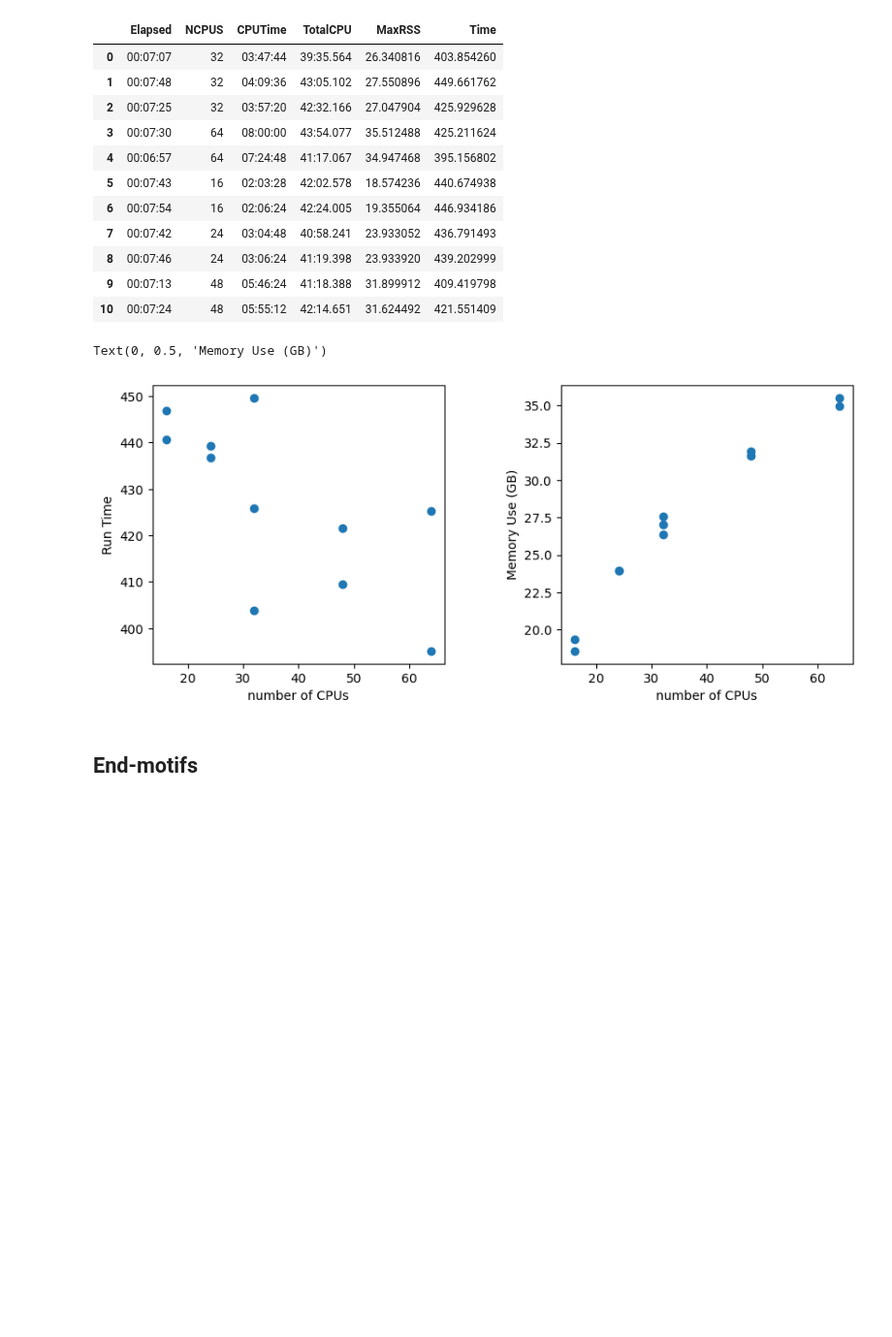
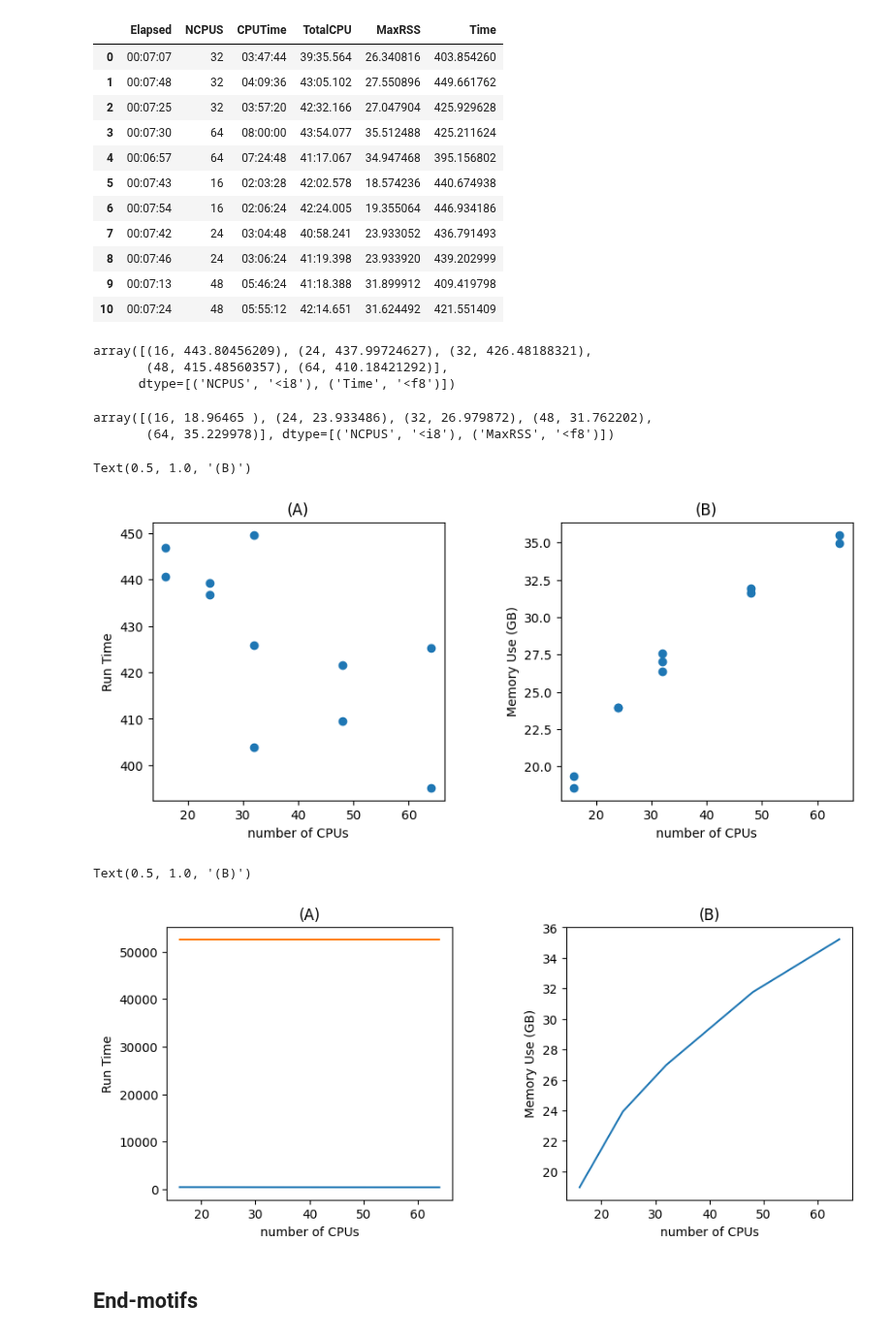
Before and after one commit to epifluidlab/FinaleToolkit, a Jupyter notebook: figs/frag_features_fig.ipynb, the cells around one changed output. Shown at 97% size. Cells and saved outputs as stored; diff of their text form; code cells hidden in the pictures; blank space fills up the shorter version.

```diff
--- a/figs/frag_features_fig.ipynb
+++ b/figs/frag_features_fig.ipynb
@@ -137,6 +140,31 @@ wps_performance
 | 8 | 00:07:46 | 24 | 03:06:24 | 41:19.398 | 23.933920 | 439.202999 |
 | 9 | 00:07:13 | 48 | 05:46:24 | 41:18.388 | 31.899912 | 409.419798 |
 | 10 | 00:07:24 | 48 | 05:55:12 | 42:14.651 | 31.624492 | 421.551409 |
+# %%
+mean_times = []
+
+n_cpus = np.unique(wps_performance['NCPUS'])
+for n_cpu in n_cpus:
+    mean_times.append(np.mean(wps_performance.loc[wps_performance['NCPUS']==n_cpu, 'Time']))
+
+n_cpus_times = np.array(list(zip(n_cpus, mean_times)), dtype=[('NCPUS', 'i8'), ('Time', 'f8')])
+n_cpus_times
+# %% [output]
+array([(16, 443.80456209), (24, 437.99724627), (32, 426.48188321),
+       (48, 415.48560357), (64, 410.18421292)],
+      dtype=[('NCPUS', '<i8'), ('Time', '<f8')])
+# %%
+mean_mem = []
+
+n_cpus = np.unique(wps_performance['NCPUS'])
+for n_cpu in n_cpus:
+    mean_mem.append(np.mean(wps_performance.loc[wps_performance['NCPUS']==n_cpu, 'MaxRSS']))
+
+n_cpus_mem = np.array(list(zip(n_cpus, mean_mem)), dtype=[('NCPUS', 'i8'), ('MaxRSS', 'f8')])
+n_cpus_mem
+# %% [output]
+array([(16, 18.96465 ), (24, 23.933486), (32, 26.979872), (48, 31.762202),
+       (64, 35.229978)], dtype=[('NCPUS', '<i8'), ('MaxRSS', '<f8')])
 # %%
 fig, axes = plt.subplots(1, 2)
 fig.set_size_inches(10, 4)
@@ -144,6 +172,7 @@ fig.subplots_adjust(wspace=0.4)
 axes[0].scatter(wps_performance['NCPUS'], wps_performance['Time'])
 axes[0].set_xlabel('number of CPUs')
 axes[0].set_ylabel('Run Time')
+axes[0].set_title('(A)')
 """
 axes[1].scatter(wps_performance['NCPUS'], wps_performance['TotalCPU'])
 axes[1].set_xlabel('number of CPUs')
@@ -152,6 +181,28 @@ axes[1].set_xlabel('Total CPU Time')
 axes[1].scatter(wps_performance['NCPUS'], wps_performance['MaxRSS'])
 axes[1].set_xlabel('number of CPUs')
 axes[1].set_ylabel('Memory Use (GB)')
+axes[1].set_title('(B)')
 # %% [output]
-Text(0, 0.5, 'Memory Use (GB)')
+Text(0.5, 1.0, '(B)')
-[figure, old version]
+[figure, new version]
+# %%
+fig, axes = plt.subplots(1, 2)
+fig.set_size_inches(10, 4)
+fig.subplots_adjust(wspace=0.4)
+axes[0].plot(n_cpus_times['NCPUS'], n_cpus_times['Time'])
+axes[0].set_xlabel('number of CPUs')
+axes[0].set_ylabel('Run Time')
+axes[0].set_title('(A)')
+axes[0].plot([16, 64],[52567, 52567])
+"""
+axes[1].scatter(wps_performance['NCPUS'], wps_performance['TotalCPU'])
+axes[1].set_xlabel('number of CPUs')
+axes[1].set_xlabel('Total CPU Time')
+"""
+axes[1].plot(n_cpus_mem['NCPUS'], n_cpus_mem['MaxRSS'])
+axes[1].set_xlabel('number of CPUs')
+axes[1].set_ylabel('Memory Use (GB)')
+axes[1].set_title('(B)')
+# %% [output]
+Text(0.5, 1.0, '(B)')
+[figure, added]
```
Also changed, not shown: parts of 15 cells of this notebook.
